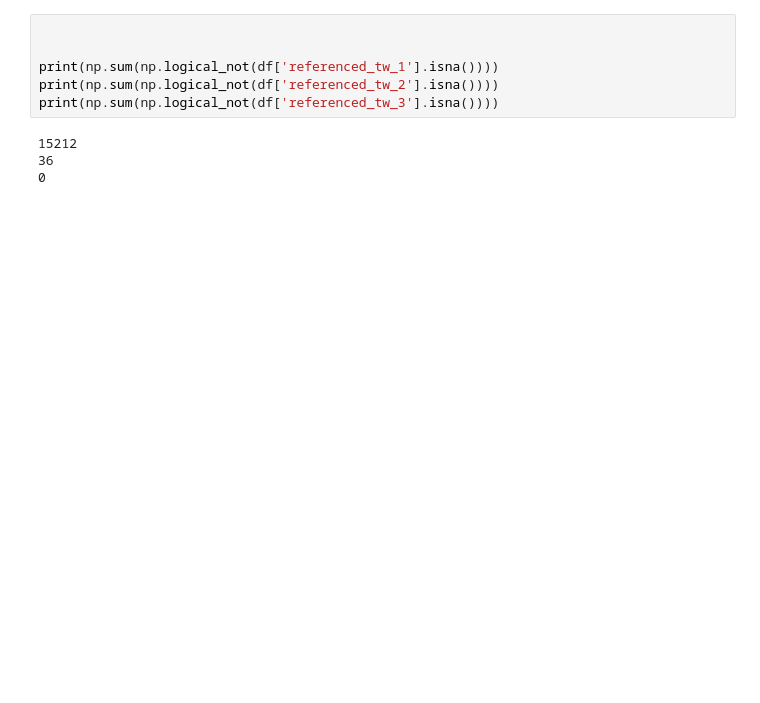
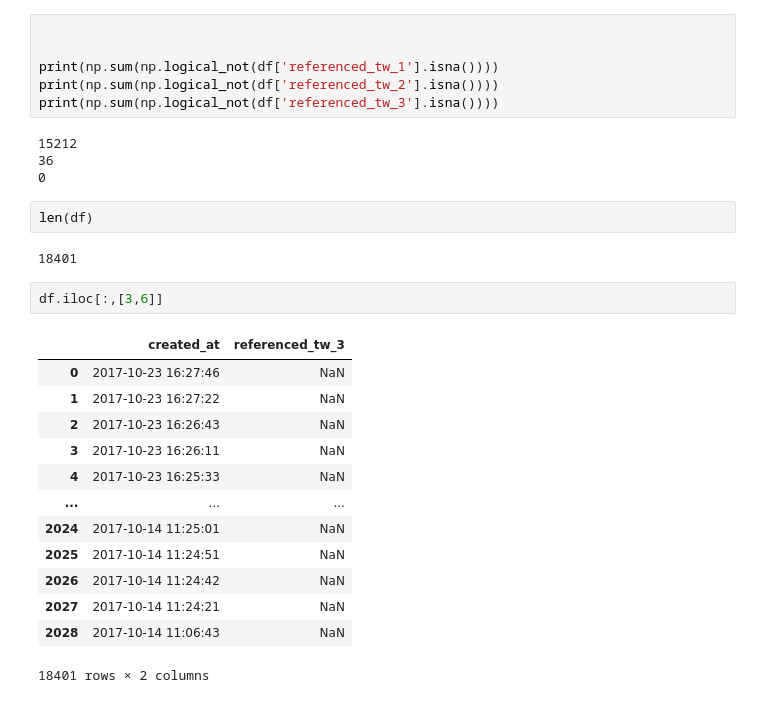
Before and after one commit to hubertau/DPhil_Studies, a Jupyter notebook: 2021-04_Study_A_Diffusion/bispec_clustering_eval.ipynb, the cells around one changed output. Cells and saved outputs as stored; diff of their text form; blank space fills up the shorter version.

```diff
--- a/2021-04_Study_A_Diffusion/bispec_clustering_eval.ipynb
+++ b/2021-04_Study_A_Diffusion/bispec_clustering_eval.ipynb
@@ -62,3 +140,23 @@ print(np.sum(np.logical_not(df['referenced_tw_3'].isna())))
 15212
 36
 0
+# %%
+len(df)
+# %% [output]
+18401
+# %%
+df.iloc[:,[3,6]]
+# %% [output]
+|  | created_at | referenced_tw_3 |
+| 0 | 2017-10-23 16:27:46 | NaN |
+| 1 | 2017-10-23 16:27:22 | NaN |
+| 2 | 2017-10-23 16:26:43 | NaN |
+| 3 | 2017-10-23 16:26:11 | NaN |
+| 4 | 2017-10-23 16:25:33 | NaN |
+| ... | ... | ... |
+| 2024 | 2017-10-14 11:25:01 | NaN |
+| 2025 | 2017-10-14 11:24:51 | NaN |
+| 2026 | 2017-10-14 11:24:42 | NaN |
+| 2027 | 2017-10-14 11:24:21 | NaN |
+| 2028 | 2017-10-14 11:06:43 | NaN |
+18401 rows × 2 columns
```
Also changed, not shown: parts of 14 cells of this notebook, 6 other files.
